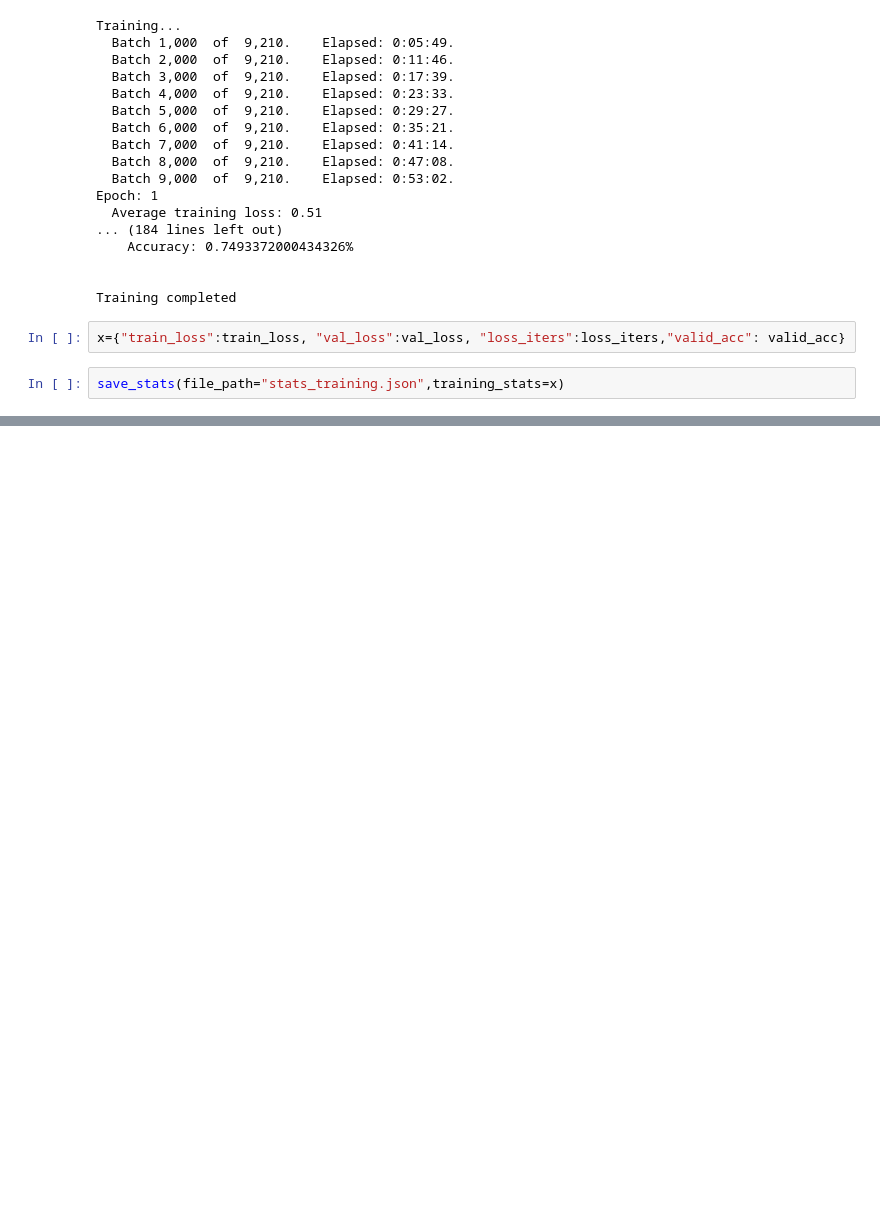
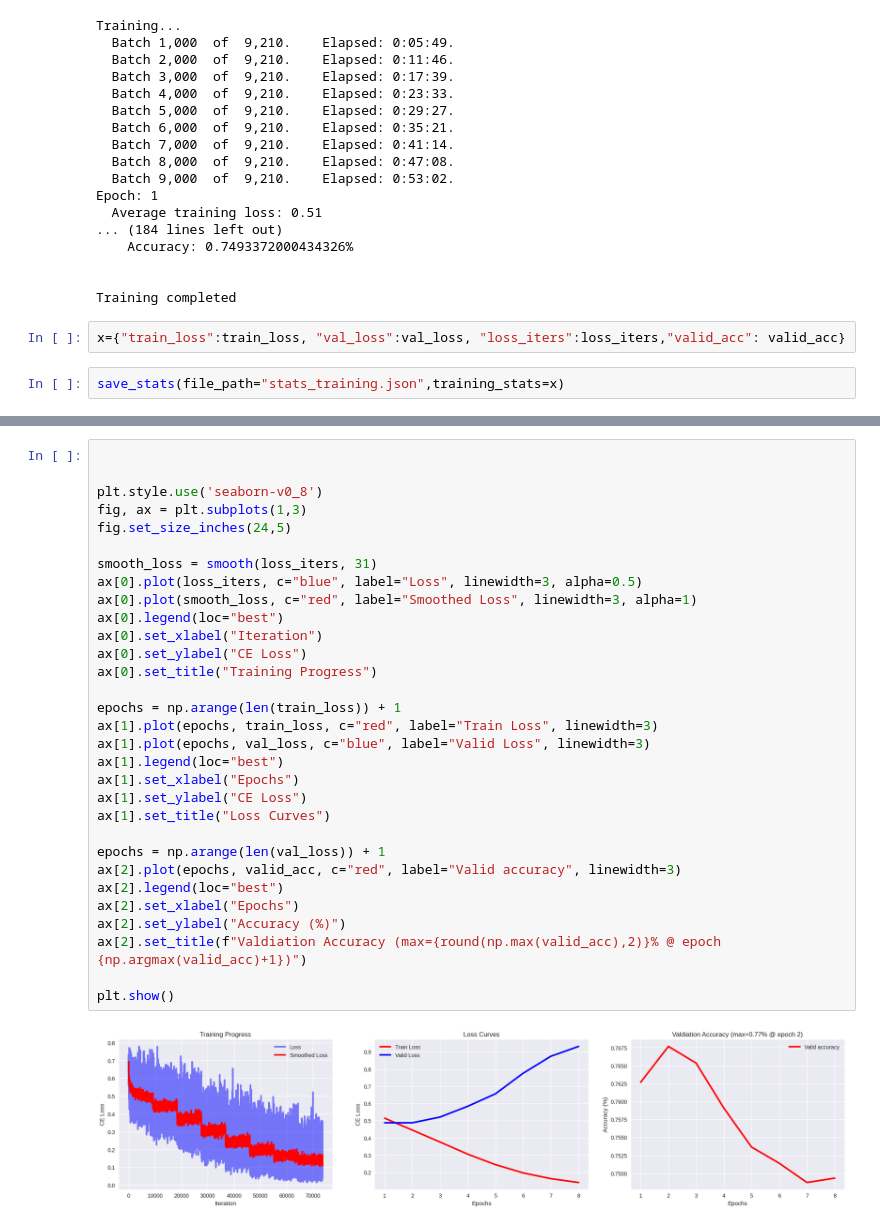
Before and after one commit to hussienalbared/NLP-project-team26, a Jupyter notebook: bert.ipynb, the cells around one changed output, grey strips where cells are left out. Saved outputs shown, nothing was run; the diff lists cells and outputs as text; blank space fills up the shorter version.

```diff
--- a/bert.ipynb
+++ b/bert.ipynb
@@ -542,0 +566,33 @@ save_stats(file_path="stats_training.json",training_stats=x)
+# %%
+
+
+plt.style.use('seaborn-v0_8')
+fig, ax = plt.subplots(1,3)
+fig.set_size_inches(24,5)
+
+smooth_loss = smooth(loss_iters, 31)
+ax[0].plot(loss_iters, c="blue", label="Loss", linewidth=3, alpha=0.5)
+ax[0].plot(smooth_loss, c="red", label="Smoothed Loss", linewidth=3, alpha=1)
+ax[0].legend(loc="best")
+ax[0].set_xlabel("Iteration")
+ax[0].set_ylabel("CE Loss")
+ax[0].set_title("Training Progress")
+
+epochs = np.arange(len(train_loss)) + 1
+ax[1].plot(epochs, train_loss, c="red", label="Train Loss", linewidth=3)
+ax[1].plot(epochs, val_loss, c="blue", label="Valid Loss", linewidth=3)
+ax[1].legend(loc="best")
+ax[1].set_xlabel("Epochs")
+ax[1].set_ylabel("CE Loss")
+ax[1].set_title("Loss Curves")
+
+epochs = np.arange(len(val_loss)) + 1
+ax[2].plot(epochs, valid_acc, c="red", label="Valid accuracy", linewidth=3)
+ax[2].legend(loc="best")
+ax[2].set_xlabel("Epochs")
+ax[2].set_ylabel("Accuracy (%)")
+ax[2].set_title(f"Valdiation Accuracy (max={round(np.max(valid_acc),2)}% @ epoch {np.argmax(valid_acc)+1})")
+
+plt.show()
+# %% [output]
+[figure, added]
```
Also changed, not shown: parts of 2 cells of this notebook.
